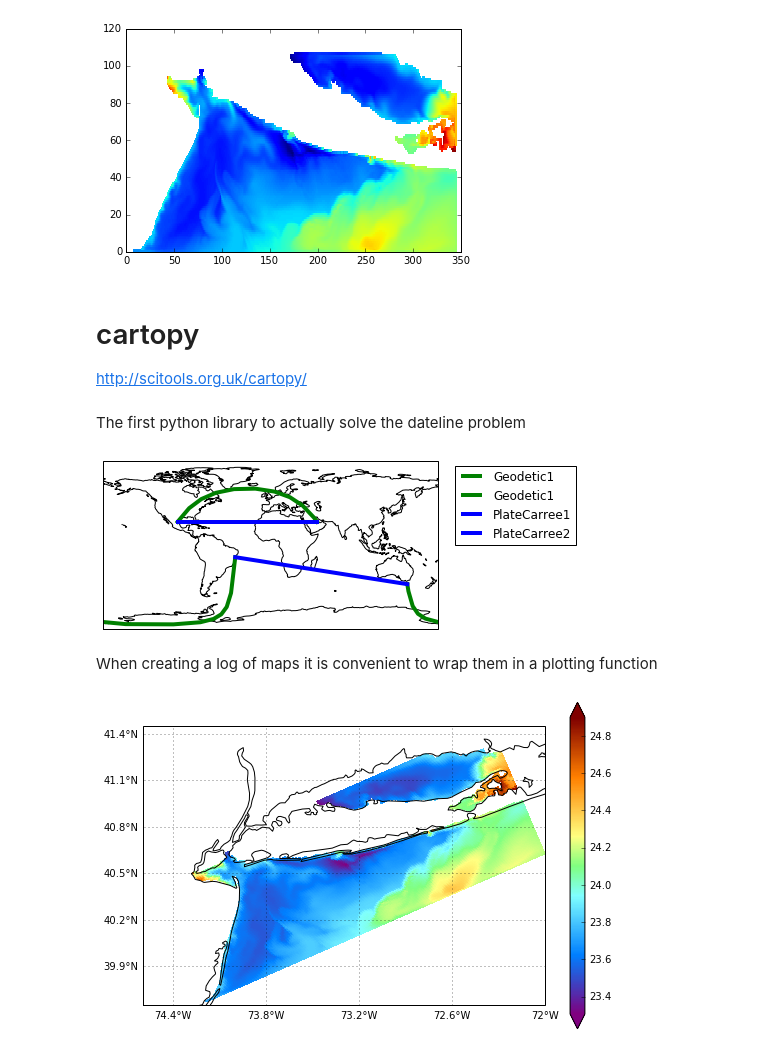
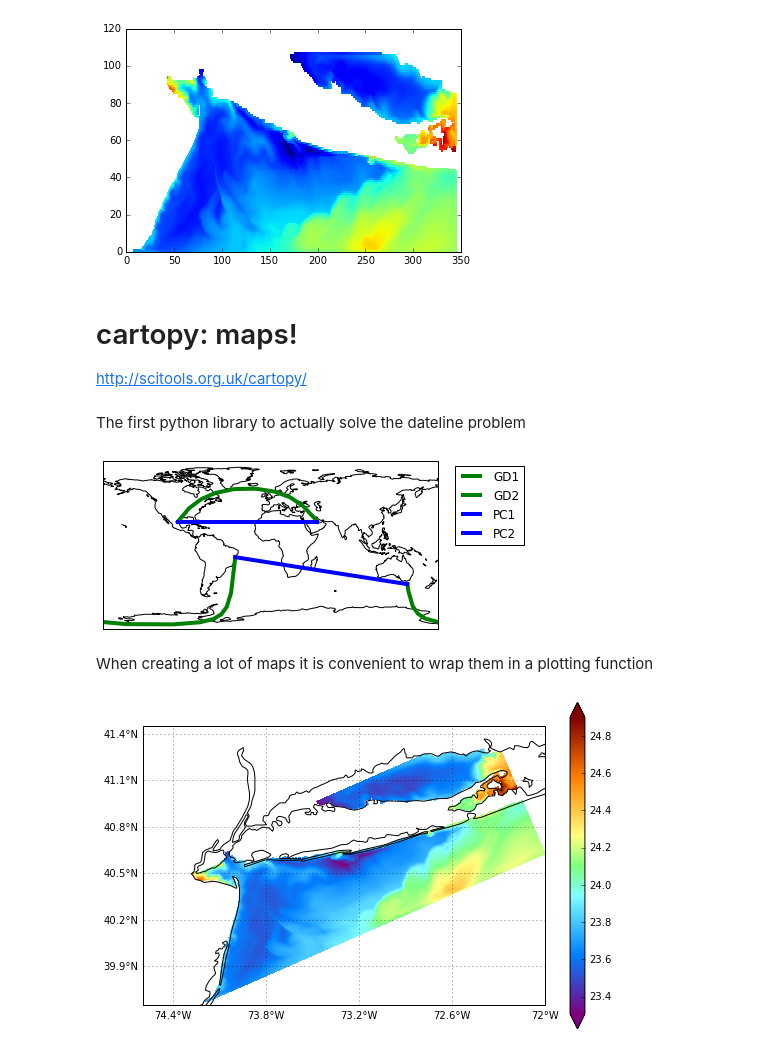
Before and after one commit to ocefpaf/whoi_talk, a Jupyter notebook: whoi_talk.ipynb, the cells around one changed output. Saved outputs shown, nothing was run; the diff lists cells and outputs as text; code cells hidden in the pictures.

```diff
--- a/whoi_talk.ipynb
+++ b/whoi_talk.ipynb
@@ -423,7 +415,7 @@ cs = plt.pcolormesh(ma.masked_equal(sigma0, -1000))
 # %% [output]
 [figure]
 # %% [markdown]
-# cartopy
+# cartopy: maps!
 
 http://scitools.org.uk/cartopy/
 # %% [markdown]
@@ -431,24 +423,23 @@ The first python library to actually solve the dateline problem
 # %%
 import matplotlib.pyplot as plt
 import cartopy.crs as ccrs
+projection = ccrs.PlateCarree()
+ax = plt.axes(projection=projection)
+ax.coastlines(); ax.set_global()
 
-ax = plt.axes(projection=ccrs.PlateCarree())
-ax.coastlines()
-ax.set_global()
+kw = dict(lw=4, color='g', transform=ccrs.Geodetic())
+l0 = plt.plot([-100, 50], [25, 25], label='GD1', **kw)
+l1 = plt.plot([-38, 147], [-13, -42], label='GD2', **kw)
 
-kw = dict(linewidth=4, color='g', transform=ccrs.Geodetic())
-l0 = plt.plot([-100, 50], [25, 25], label='Geodetic1', **kw)
-l1 = plt.plot([-38, 147], [-13, -42], label='Geodetic1', **kw)
-
-kw = dict(linewidth=4, color='b', transform=ccrs.PlateCarree())
-l2 = plt.plot([-100, 50], [25, 25], label='PlateCarree1', **kw)
-l3 = plt.plot([-38, 147], [-13, -42], label='PlateCarree2', **kw)
+kw = dict(linewidth=4, color='b', transform=projection)
+l2 = plt.plot([-100, 50], [25, 25], label='PC1', **kw)
+l3 = plt.plot([-38, 147], [-13, -42], label='PC2', **kw)
 
 leg = ax.legend(loc=(1.05, 0.5))
 # %% [output]
-[figure, old version]
+[figure, new version]
 # %% [markdown]
-When creating a log of maps it is convenient to wrap them in a plotting function
+When creating a lot of maps it is convenient to wrap them in a plotting function
 # %%
 from oceans import cm
 import matplotlib.pyplot as plt
```
Also changed, not shown: parts of 27 cells of this notebook.
